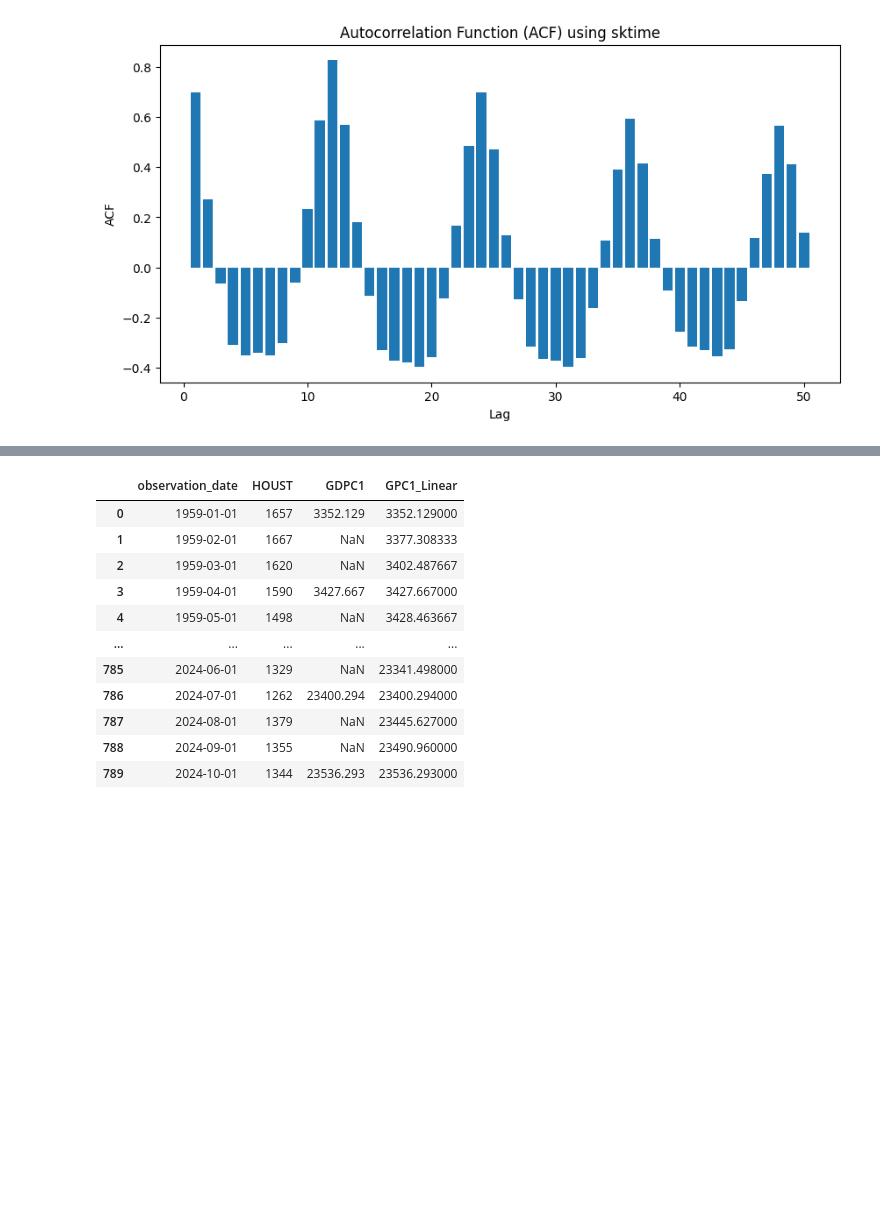
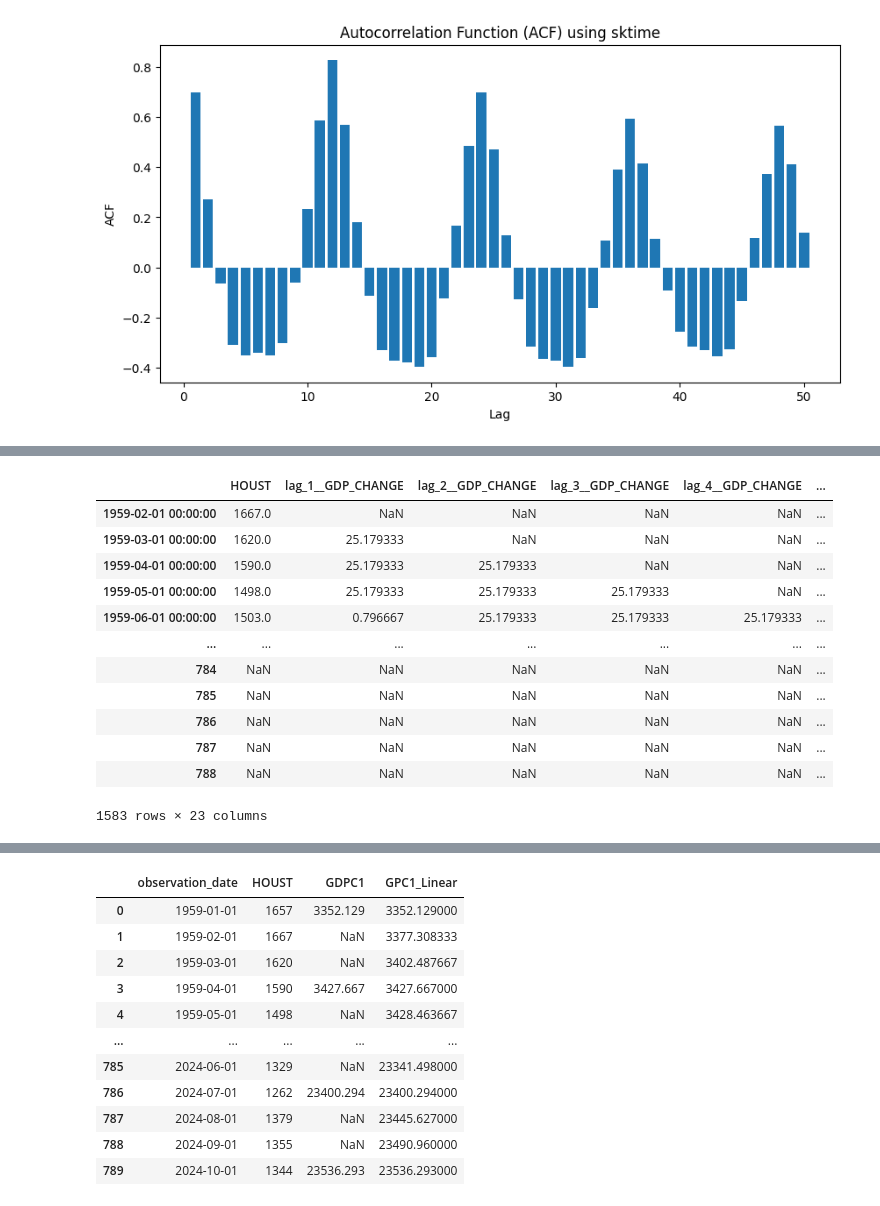
Before and after one commit to venkateshsoundar/DATA607W2025, a Jupyter notebook: lecture09.ipynb, the cells around one changed output, grey strips where cells are left out. Drawn from its saved outputs; the diff is of its cells as text; code cells hidden in the pictures; blank space fills up the shorter version.

```diff
--- a/lecture09.ipynb
+++ b/lecture09.ipynb
@@ -186,0 +180,16 @@ df = houst.merge(gdpc1, how="left", on="observation_date").copy()
+# %%
+X
+# %% [output]
+|  | HOUST | lag_1__GDP_CHANGE | lag_2__GDP_CHANGE | lag_3__GDP_CHANGE | lag_4__GDP_CHANGE | ... |
+| 1959-02-01 00:00:00 | 1667.0 | NaN | NaN | NaN | NaN | ... |
+| 1959-03-01 00:00:00 | 1620.0 | 25.179333 | NaN | NaN | NaN | ... |
+| 1959-04-01 00:00:00 | 1590.0 | 25.179333 | 25.179333 | NaN | NaN | ... |
+| 1959-05-01 00:00:00 | 1498.0 | 25.179333 | 25.179333 | 25.179333 | NaN | ... |
+| 1959-06-01 00:00:00 | 1503.0 | 0.796667 | 25.179333 | 25.179333 | 25.179333 | ... |
+| ... | ... | ... | ... | ... | ... | ... |
+| 784 | NaN | NaN | NaN | NaN | NaN | ... |
+| 785 | NaN | NaN | NaN | NaN | NaN | ... |
+| 786 | NaN | NaN | NaN | NaN | NaN | ... |
+| 787 | NaN | NaN | NaN | NaN | NaN | ... |
+| 788 | NaN | NaN | NaN | NaN | NaN | ... |
+1583 rows × 23 columns
```
Also changed, not shown: parts of 9 cells of this notebook, 6 other files.
